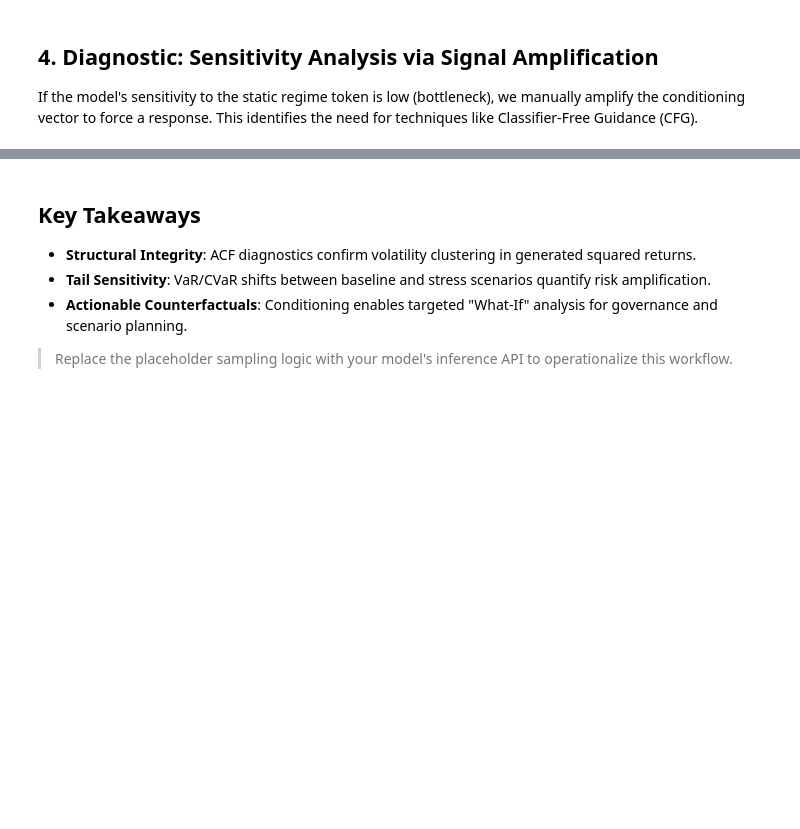
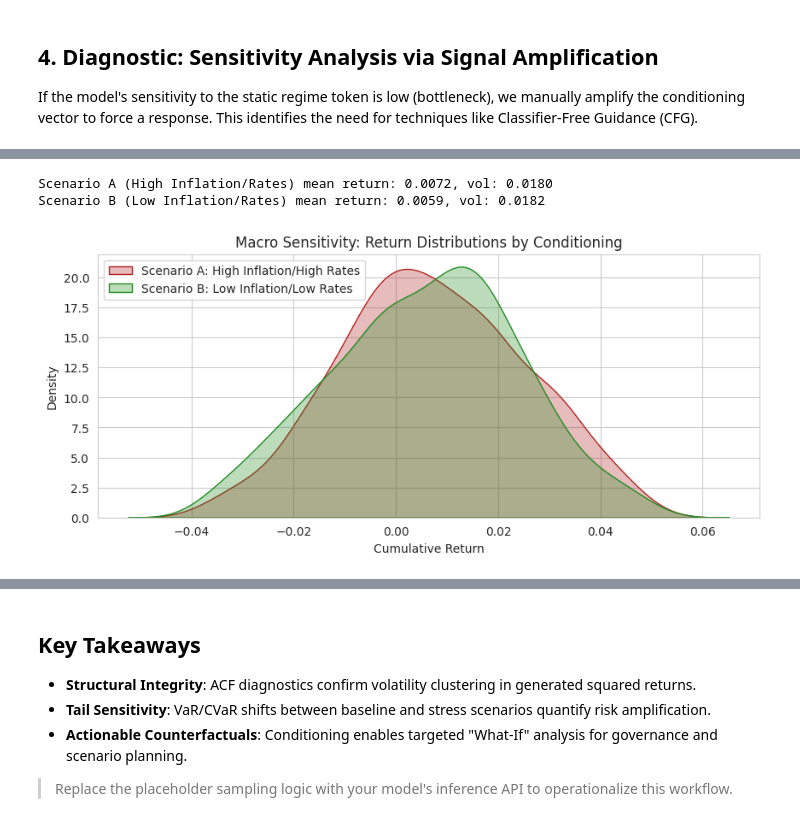
Before and after one commit to Land-Walker/My_Little_Quant_Firm, a Jupyter notebook: FinD_Generator/notebooks/scenario_stress_demo.ipynb, the cells around one changed output, grey strips where cells are left out. Cells and saved outputs as stored; diff of their text form; code cells hidden in the pictures; blank space fills up the shorter version.

```diff
--- a/FinD_Generator/notebooks/scenario_stress_demo.ipynb
+++ b/FinD_Generator/notebooks/scenario_stress_demo.ipynb
@@ -393,0 +507,22 @@ Maximum Signal Impact: 0.00339
+# %%
+bull_df = bull_samples.mean(dim=-1).squeeze(1).cpu().numpy().T
+bear_scenarios = pd.DataFrame(bear_df)
+bull_scenarios = pd.DataFrame(bull_df)
+
+bear_returns = (bear_scenarios.iloc[-1, :] - bear_scenarios.iloc[0, :]) / bear_scenarios.iloc[0, :]
+bull_returns = (bull_scenarios.iloc[-1, :] - bull_scenarios.iloc[0, :]) / bull_scenarios.iloc[0, :]
+
+print(f"Scenario A (High Inflation/Rates) mean return: {bear_returns.mean():.4f}, vol: {bear_returns.std():.4f}")
+print(f"Scenario B (Low Inflation/Rates) mean return: {bull_returns.mean():.4f}, vol: {bull_returns.std():.4f}")
+
+plt.figure(figsize=(10, 4))
+sns.kdeplot(bear_returns, fill=True, label="Scenario A: High Inflation/High Rates", color='firebrick', alpha=0.3)
+sns.kdeplot(bull_returns, fill=True, label="Scenario B: Low Inflation/Low Rates", color='forestgreen', alpha=0.3)
+plt.title("Macro Sensitivity: Return Distributions by Conditioning")
+plt.xlabel("Cumulative Return")
+plt.legend()
+plt.show()
+# %% [output]
+Scenario A (High Inflation/Rates) mean return: 0.0072, vol: 0.0180
+Scenario B (Low Inflation/Rates) mean return: 0.0059, vol: 0.0182
+[figure, added]
```
Also changed, not shown: parts of 12 cells of this notebook.
